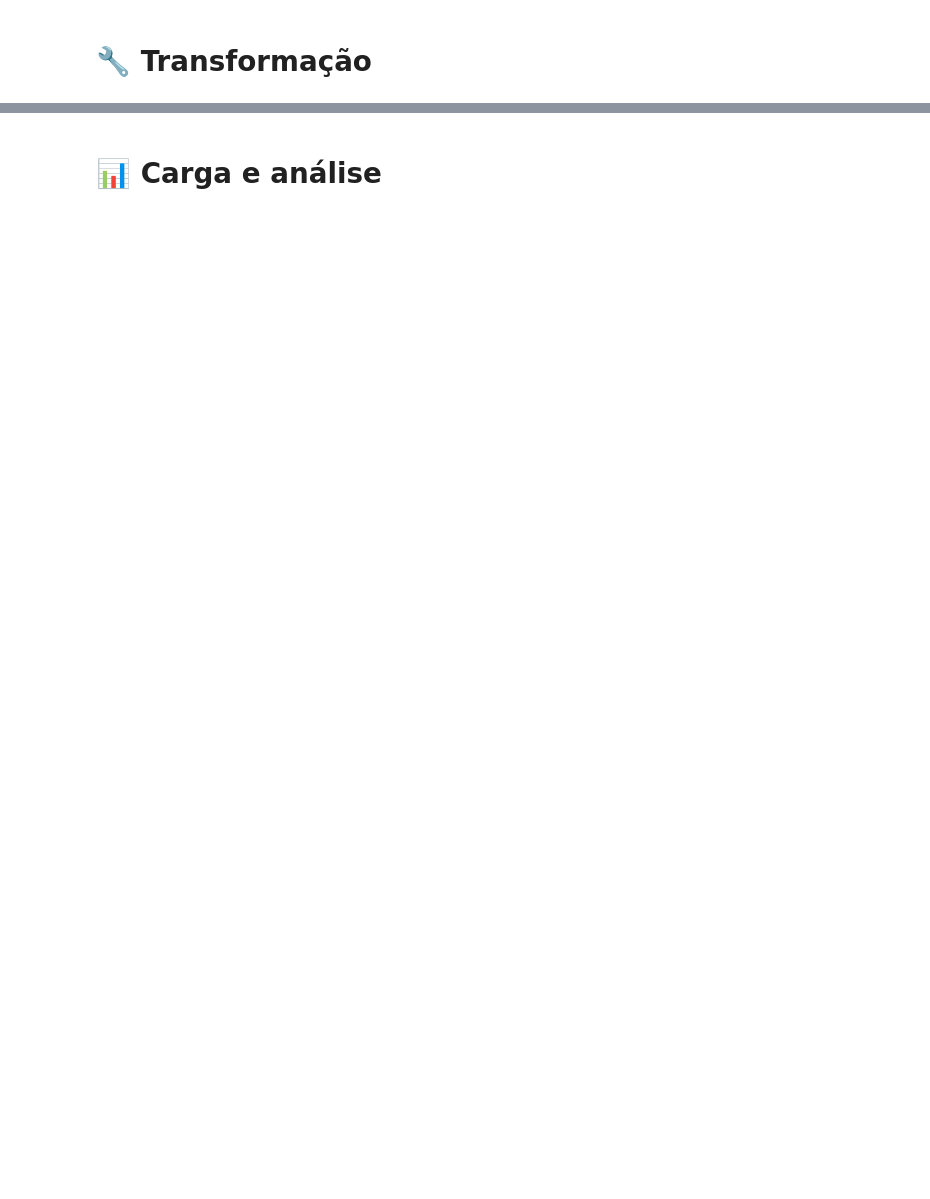
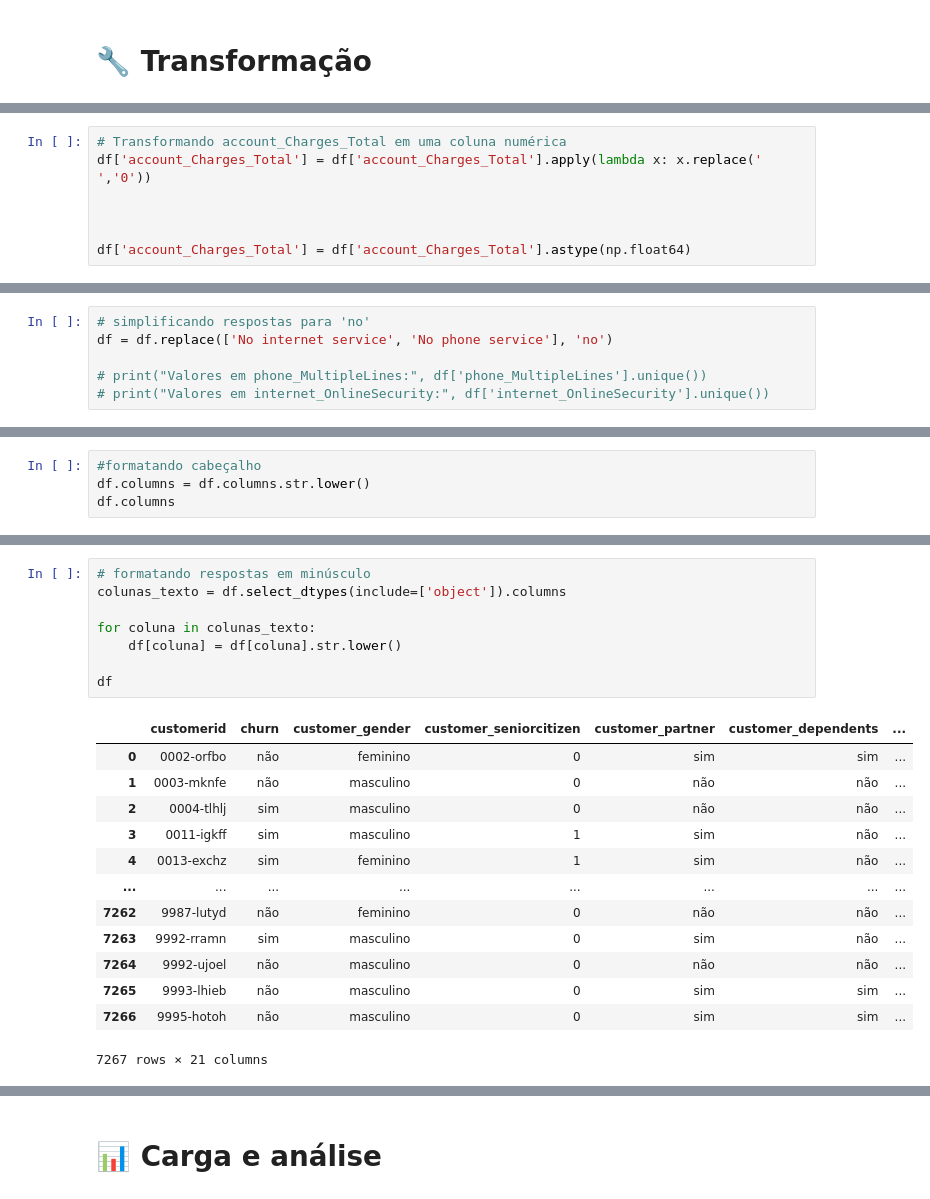
Before and after one commit to otaviorooliver/TelecomX1, a Jupyter notebook: TelecomX_BR.ipynb, the cells around one changed output, grey strips where cells are left out. Cells and saved outputs as stored; diff of their text form; blank space fills up the shorter version.

```diff
--- a/TelecomX_BR.ipynb
+++ b/TelecomX_BR.ipynb
@@ -40,0 +67,7 @@ NameError: name 'TelecomX_Data' is not defined
+# %%
+# Transformando account_Charges_Total em uma coluna numérica
+df['account_Charges_Total'] = df['account_Charges_Total'].apply(lambda x: x.replace(' ','0'))
+
+
+
+df['account_Charges_Total'] = df['account_Charges_Total'].astype(np.float64)
@@ -40,0 +141,6 @@ NameError: name 'TelecomX_Data' is not defined
+# %%
+# simplificando respostas para 'no'
+df = df.replace(['No internet service', 'No phone service'], 'no')
+
+# print("Valores em phone_MultipleLines:", df['phone_MultipleLines'].unique())
+# print("Valores em internet_OnlineSecurity:", df['internet_OnlineSecurity'].unique())
@@ -40,0 +152,4 @@ NameError: name 'TelecomX_Data' is not defined
+# %%
+#formatando cabeçalho
+df.columns = df.columns.str.lower()
+df.columns
@@ -40,0 +166,22 @@ NameError: name 'TelecomX_Data' is not defined
+# %%
+# formatando respostas em minúsculo
+colunas_texto = df.select_dtypes(include=['object']).columns
+
+for coluna in colunas_texto:
+    df[coluna] = df[coluna].str.lower()
+
+df
+# %% [output]
+|  | customerid | churn | customer_gender | customer_seniorcitizen | customer_partner | customer_dependents | ... |
+| 0 | 0002-orfbo | não | feminino | 0 | sim | sim | ... |
+| 1 | 0003-mknfe | não | masculino | 0 | não | não | ... |
+| 2 | 0004-tlhlj | sim | masculino | 0 | não | não | ... |
+| 3 | 0011-igkff | sim | masculino | 1 | sim | não | ... |
+| 4 | 0013-exchz | sim | feminino | 1 | sim | não | ... |
+| ... | ... | ... | ... | ... | ... | ... | ... |
+| 7262 | 9987-lutyd | não | feminino | 0 | não | não | ... |
+| 7263 | 9992-rramn | sim | masculino | 0 | sim | não | ... |
+| 7264 | 9992-ujoel | não | masculino | 0 | não | não | ... |
+| 7265 | 9993-lhieb | não | masculino | 0 | sim | sim | ... |
+| 7266 | 9995-hotoh | não | masculino | 0 | sim | sim | ... |
+7267 rows × 21 columns
```
Also changed, not shown: parts of 26 cells of this notebook.
